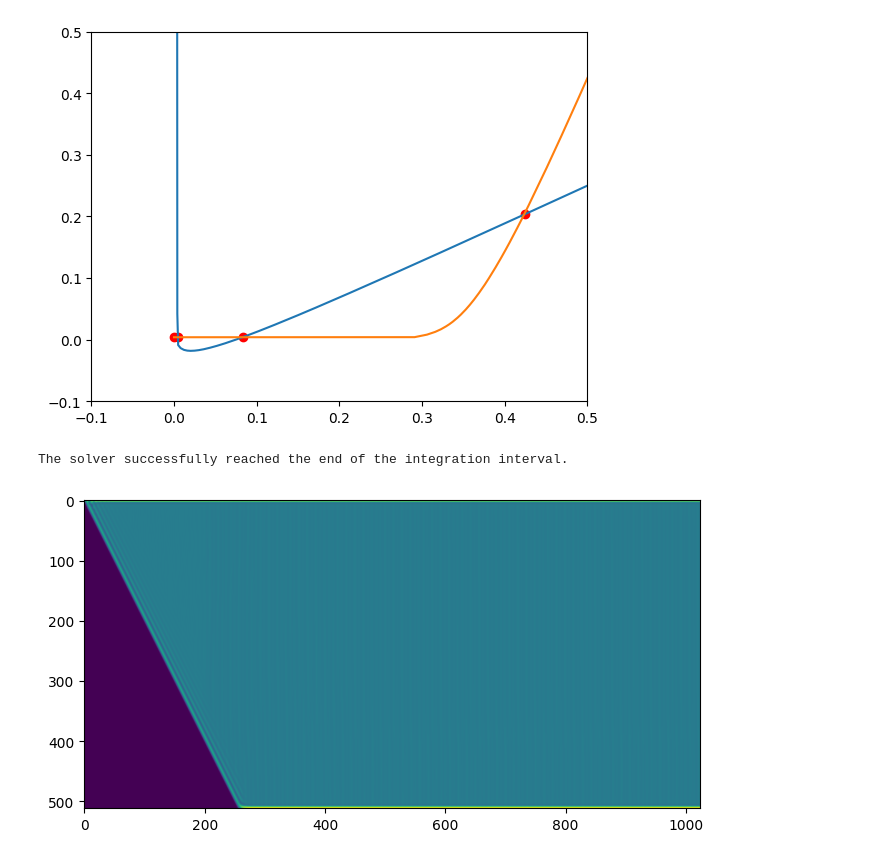
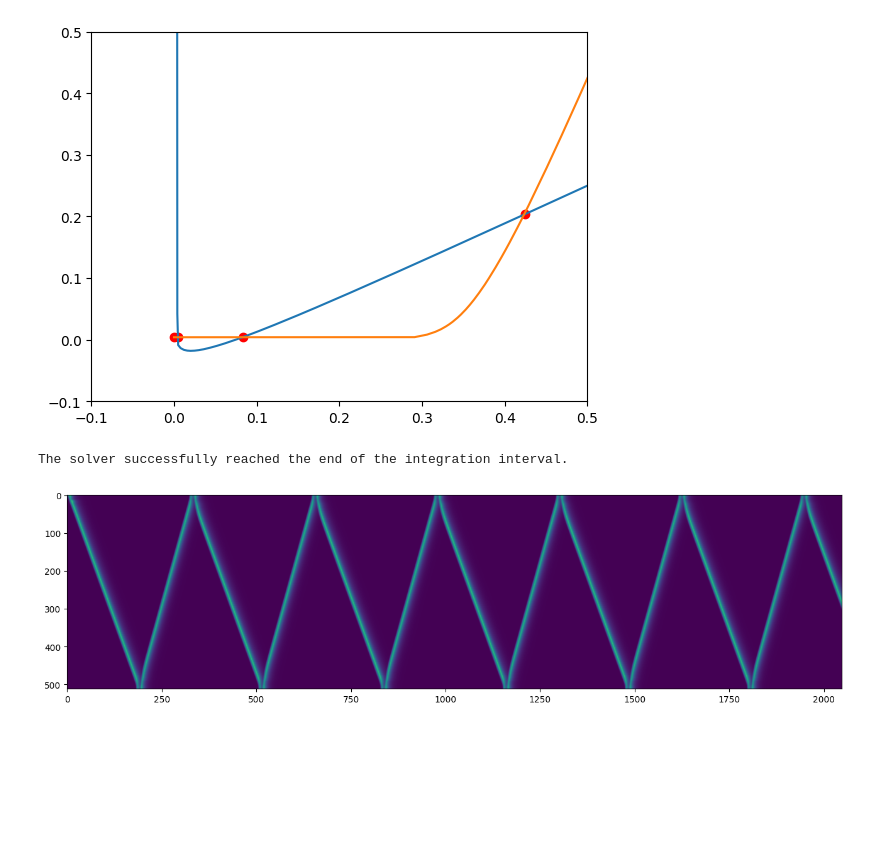
Before and after one commit to nbj2008/wilson_cowan_2d, a Jupyter notebook: notebooks/Traveling Non-Local Front.ipynb, the cells around one changed output. Saved outputs shown, nothing was run; the diff lists cells and outputs as text; code cells hidden in the pictures; blank space fills up the shorter version.

```diff
--- a/notebooks/Traveling Non-Local Front.ipynb
+++ b/notebooks/Traveling Non-Local Front.ipynb
@@ -16,8 +20,11 @@ from wilson_cowan_2d.systems.nulclines import calc_cross_points, calc_nulclines_
 # %%
+τ = 0.7
 τe = 1
-τi = 0.35 * τe
-σe = 4
-σi = 0.8 * σe
+τi = τ * τe
+
+σ = 0.8
+σe = 8
+σi = σ* σe
 
 param = wck.DefaultParams(τ = np.array([τe, τi]), η = 1, size = 2**9)
 # param.Θ = np.array([0.08, 0.4])
@@ -50,16 +57,16 @@ inp = (u, v)
 # %%
 trv_wav = wck.WCDecExpTravelNonLocal1D(inp, param, np.array([σe, σi]))
 
-end = 200
-step = end/(param.size*2)
+end = 300
+step = end/(param.size*4)
 res = trv_wav((0, end), t_eval=np.arange(0, end, step))
 
 print(res._solved.message)
 
 
 fig = plt.figure(figsize=(16,4))
 _ = plt.imshow(res.u, vmin=0, vmax=1)
 # %% [output]
 The solver successfully reached the end of the integration interval.
-[figure, old version]
+[figure, new version]
 # %%
```
Also changed, not shown: parts of 8 cells of this notebook, 8 other files.
